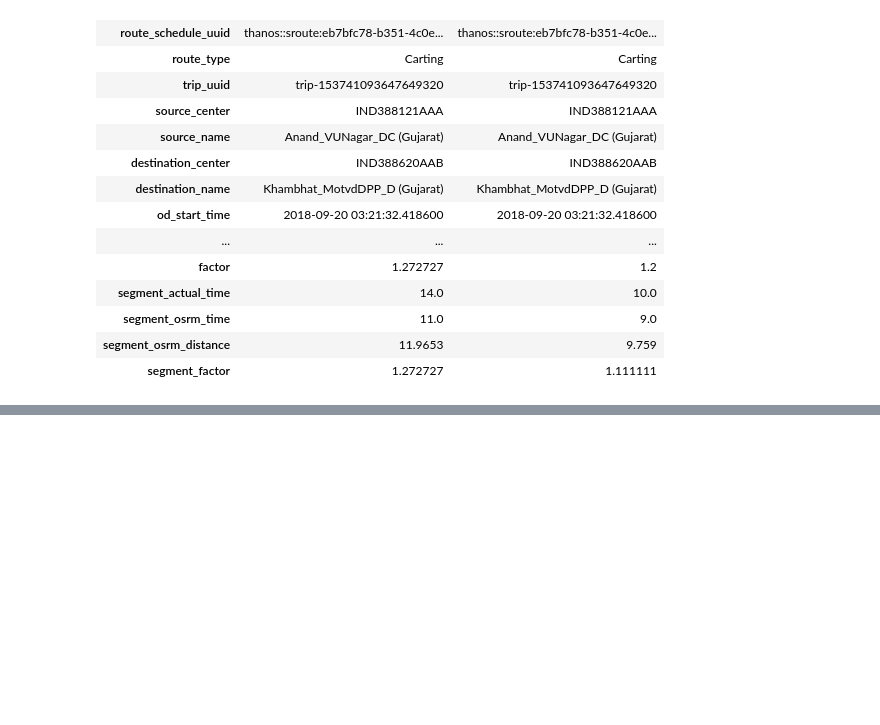
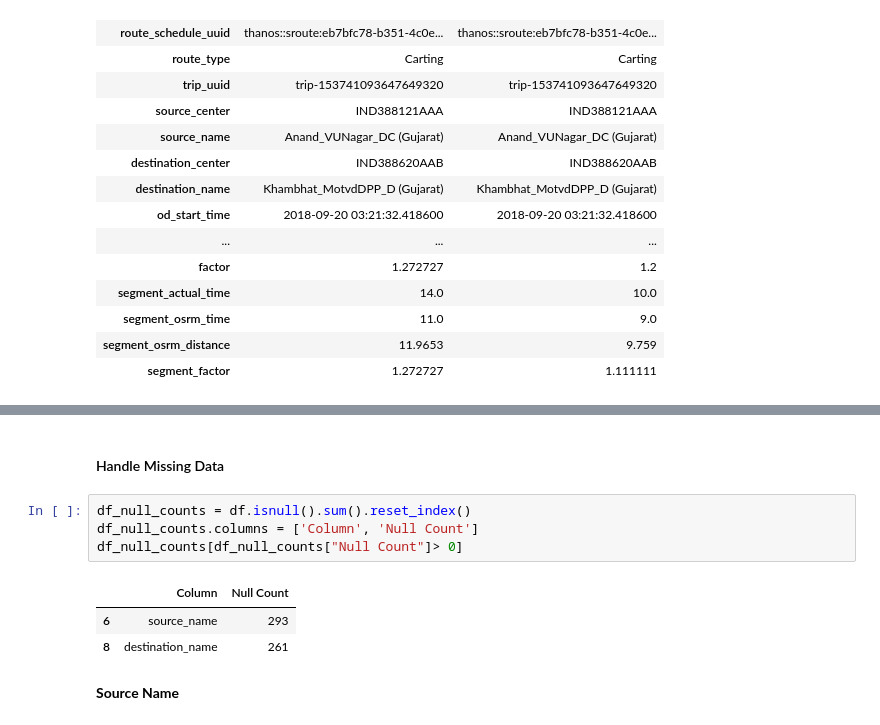
Before and after one commit to lokeshkumarn/DailyCodingProblems, a Jupyter notebook: Delhivery.ipynb, the cells around one changed output, grey strips where cells are left out. Saved outputs shown, nothing was run; the diff lists cells and outputs as text; blank space fills up the shorter version.

```diff
--- a/Delhivery.ipynb
+++ b/Delhivery.ipynb
@@ -54,0 +79,12 @@ df.head(2).transpose()
+# %% [markdown]
+#### Handle Missing Data
+# %%
+df_null_counts = df.isnull().sum().reset_index()
+df_null_counts.columns = ['Column', 'Null Count']
+df_null_counts[df_null_counts["Null Count"]> 0]
+# %% [output]
+|  | Column | Null Count |
+| 6 | source_name | 293 |
+| 8 | destination_name | 261 |
+# %% [markdown]
+**Source Name**
```
Also changed, not shown: parts of 25 cells of this notebook.
